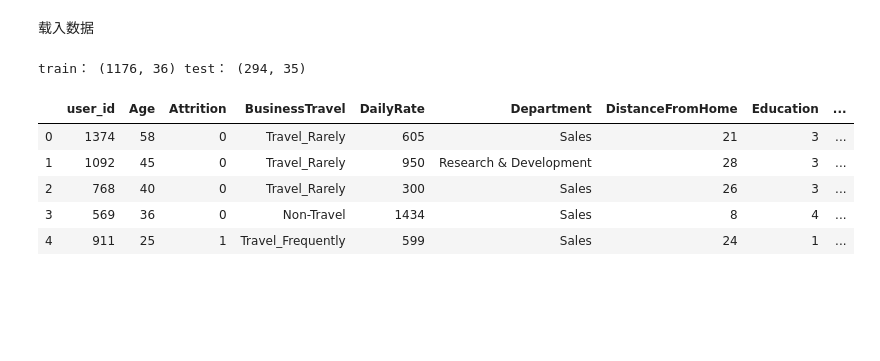
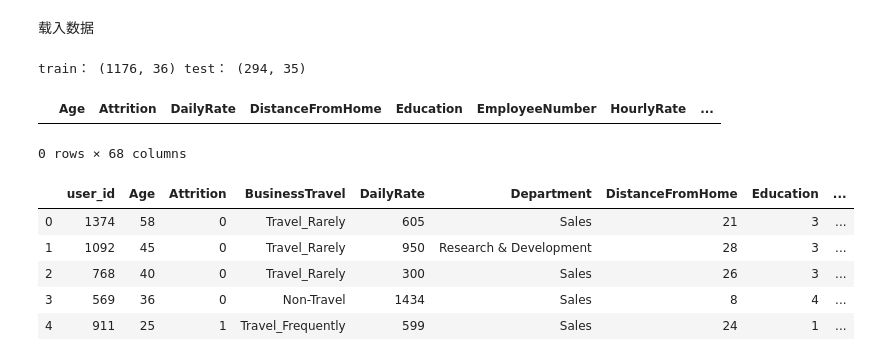
Before and after one commit to heyaug/homework, a Jupyter notebook: L1/action2.ipynb, the cells around one changed output. Cells and saved outputs as stored; diff of their text form; code cells hidden in the pictures; blank space fills up the shorter version.

```diff
--- a/L1/action2.ipynb
+++ b/L1/action2.ipynb
@@ -16,6 +16,11 @@ print('train：',train.shape,'test：',test.shape)
 train： (1176, 36) test： (294, 35)
 # %%
 train['Attrition']=train['Attrition'].map({"Yes":1,"No":0})
+# %%
+train.
+# %% [output]
+|  | Age | Attrition | DailyRate | DistanceFromHome | Education | EmployeeNumber | HourlyRate | ... |
+0 rows × 68 columns
 # %%
 train.head()
 # %% [output]
```
Also changed, not shown: 7 other files.
